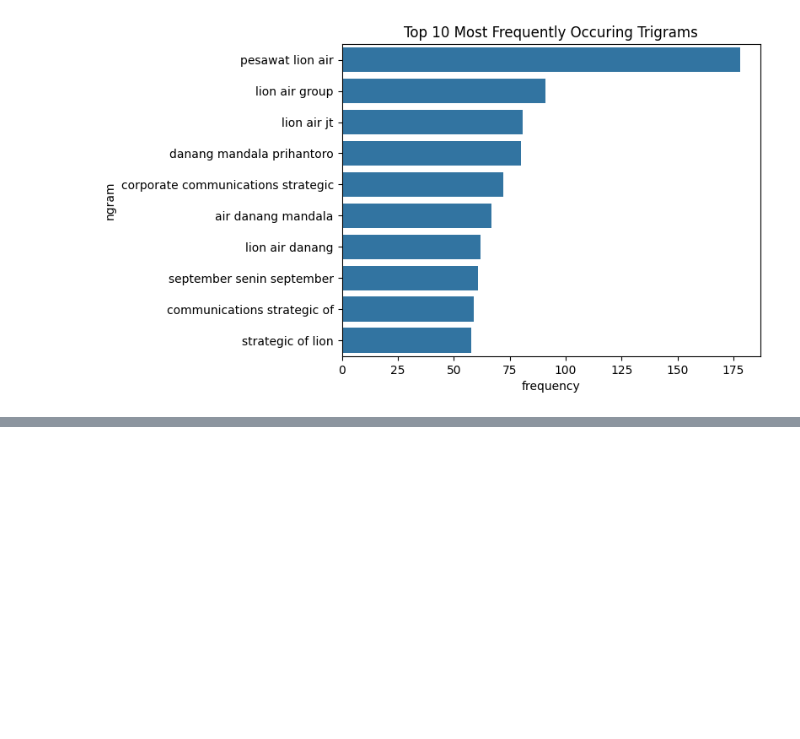
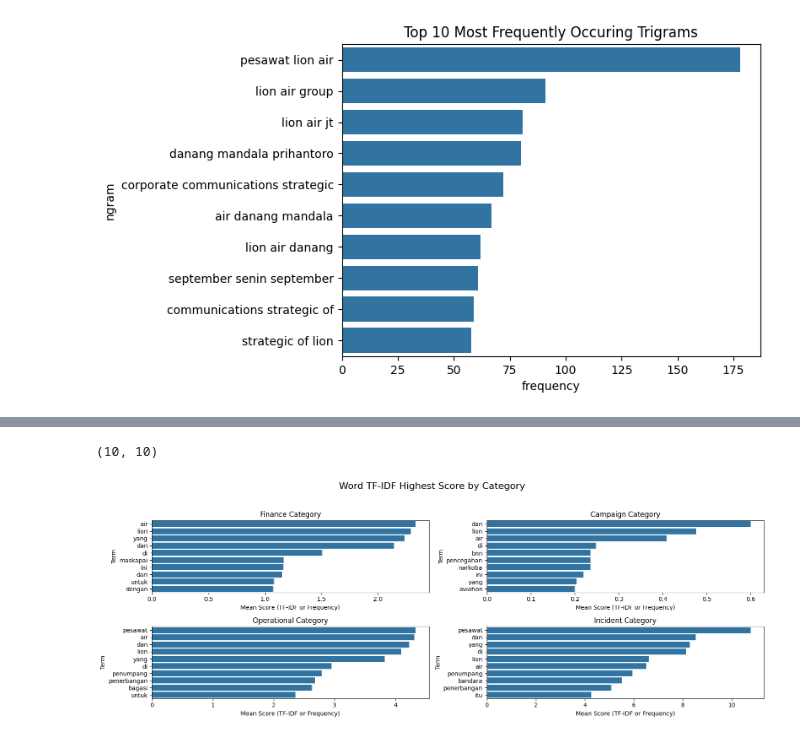
Before and after one commit to Tegarr123/LionAir-articles-sentiment-analysis, a Jupyter notebook: notebook/2_Articles_EDA.ipynb, the cells around one changed output, grey strips where cells are left out. Cells and saved outputs as stored; diff of their text form; code cells hidden in the pictures; blank space fills up the shorter version.

Commit message:
Add Category Highest Score

```diff
--- a/notebook/2_Articles_EDA.ipynb
+++ b/notebook/2_Articles_EDA.ipynb
@@ -294,0 +297,3 @@ plt.show()
+# %%
+from sklearn.feature_extraction.text import TfidfVectorizer
+vectorizer = TfidfVectorizer()
@@ -294,0 +369,11 @@ plt.show()
+# %%
+# Finance
+finance_df = df_article[df_article['Kategori'] == 'Finance']['cleaned_article_text']
+finance_matrix = vectorizer.fit_transform(finance_df)
+finance_features = vectorizer.get_feature_names_out()
+finance_word_highest_score = pd.Series(
+    finance_matrix.sum(axis=0).flatten().tolist()[0],
+    index=vectorizer.get_feature_names_out(),
+)
+
+finance_word_highest_score.sort_values(ascending=False).head(10)
@@ -294,0 +392,30 @@ plt.show()
+# %%
+highest_scores_df = [[finance_word_highest_score.sort_values(ascending=False).head(10),
+                     campaign_word_highest_score.sort_values(ascending=False).head(10)],
+                     [operational_word_highest_score.sort_values(ascending=False).head(10),
+                     incident_word_highest_score.sort_values(ascending=False).head(10)]]
+scores_name = [["Finance Category", "Campaign Category"],
+               ["Operational Category", "Incident Category"]]
+# %%
+len(list(highest_scores_df[0][0])), len(highest_scores_df[0][0].index)
+# %% [output]
+(10, 10)
+# %%
+
+fig, axes = plt.subplots(2, 2, figsize=(16, 6))
+fig.suptitle("Word TF-IDF Highest Score by Category", fontsize=16)
+for i in range(2):
+    for j in range(2):
+        series = highest_scores_df[i][j]
+        top_terms = series.index
+        top_scores = series
+
+        df_terms = pd.DataFrame({'term': top_terms, 'score': list(top_scores)})
+        sns.barplot(x='score', y='term', data=df_terms.sort_values(by='score', ascending=False), ax=axes[i, j])
+        axes[i, j].set_title(scores_name[i][j])
+        axes[i, j].set_xlabel('Mean Score (TF-IDF or Frequency)')
+        axes[i, j].set_ylabel('Term')
+plt.tight_layout(rect=[0, 0.03, 1, 0.95])
+plt.show()
+# %% [output]
+[figure, added]
```
Also changed, not shown: parts of 5 cells of this notebook, 2 other files.
